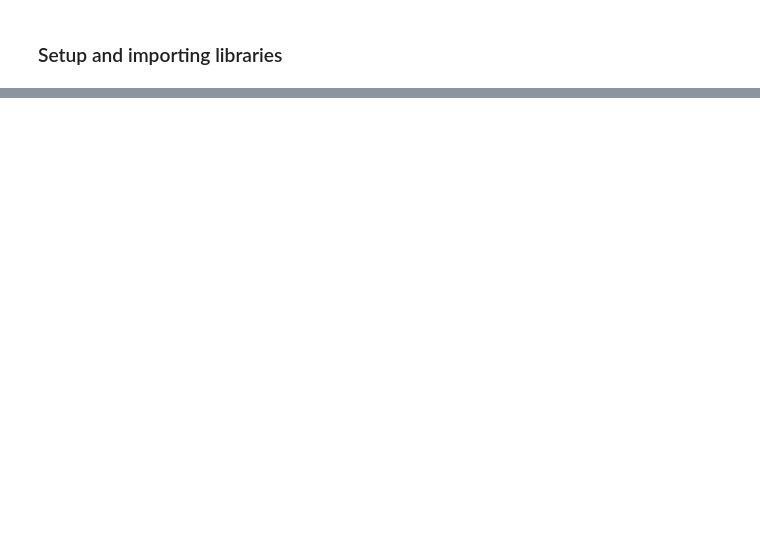
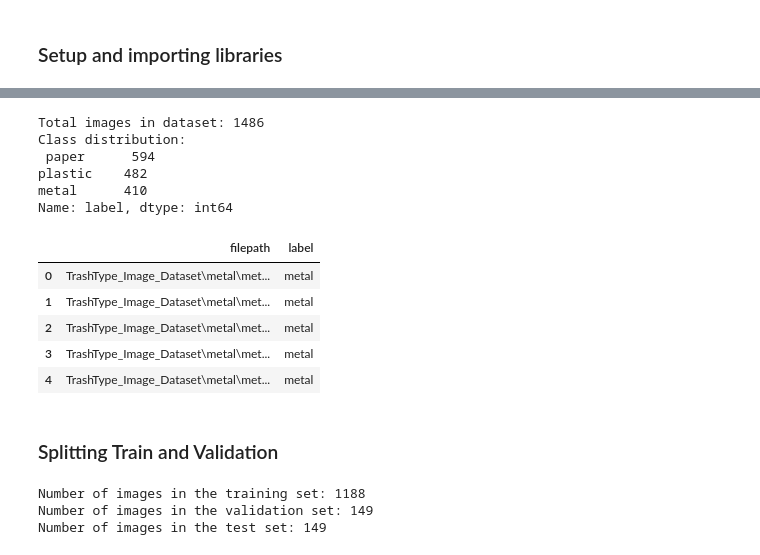
Before and after one commit to MarcGeorgeML/Waste-classification, a Jupyter notebook: model.ipynb, the cells around one changed output, grey strips where cells are left out. Saved outputs shown, nothing was run; the diff lists cells and outputs as text; code cells hidden in the pictures; blank space fills up the shorter version.

```diff
--- a/model.ipynb
+++ b/model.ipynb
@@ -27,0 +99,33 @@ ModuleNotFoundError: No module named 'seaborn'
+# %%
+data = []
+for garbage_type in garbage_types:
+    folder_path = os.path.join(dataset_path, garbage_type)
+    if os.path.isdir(folder_path):
+        for file in os.listdir(folder_path):
+            if file.endswith((".jpg",".jpeg",".png")):
+        # Ensire valid image formats
+                data.append((os.path.join(folder_path,file), garbage_type))
+
+df = pd.DataFrame(data, columns=["filepath","label"])
+
+# display dataset information
+print(f"Total images in dataset: {df.shape[0]}")
+print("Class distribution:\n", df["label"].value_counts())
+# %% [output]
+Total images in dataset: 1486
+Class distribution:
+ paper      594
+plastic    482
+metal      410
+Name: label, dtype: int64
+# %%
+df.head()
+# %% [output]
+|  | filepath | label |
+| 0 | TrashType_Image_Dataset\metal\met... | metal |
+| 1 | TrashType_Image_Dataset\metal\met... | metal |
+| 2 | TrashType_Image_Dataset\metal\met... | metal |
+| 3 | TrashType_Image_Dataset\metal\met... | metal |
+| 4 | TrashType_Image_Dataset\metal\met... | metal |
+# %% [markdown]
+### Splitting Train and Validation
@@ -27,0 +137,9 @@ ModuleNotFoundError: No module named 'seaborn'
+# %%
+# Print the number of images in each set
+print(f"Number of images in the training set: {len(train_df)}")
+print(f"Number of images in the validation set: {len(val_df)}")
+print(f"Number of images in the test set: {len(test_df)}")
+# %% [output]
+Number of images in the training set: 1188
+Number of images in the validation set: 149
+Number of images in the test set: 149
```
Also changed, not shown: parts of 31 cells of this notebook, 1 other file.
